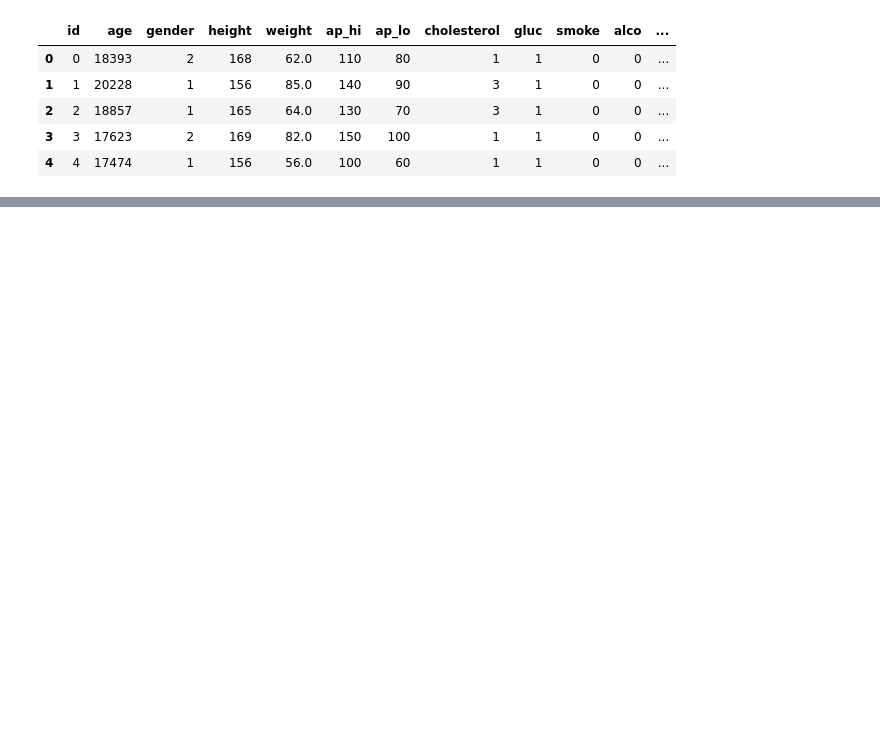
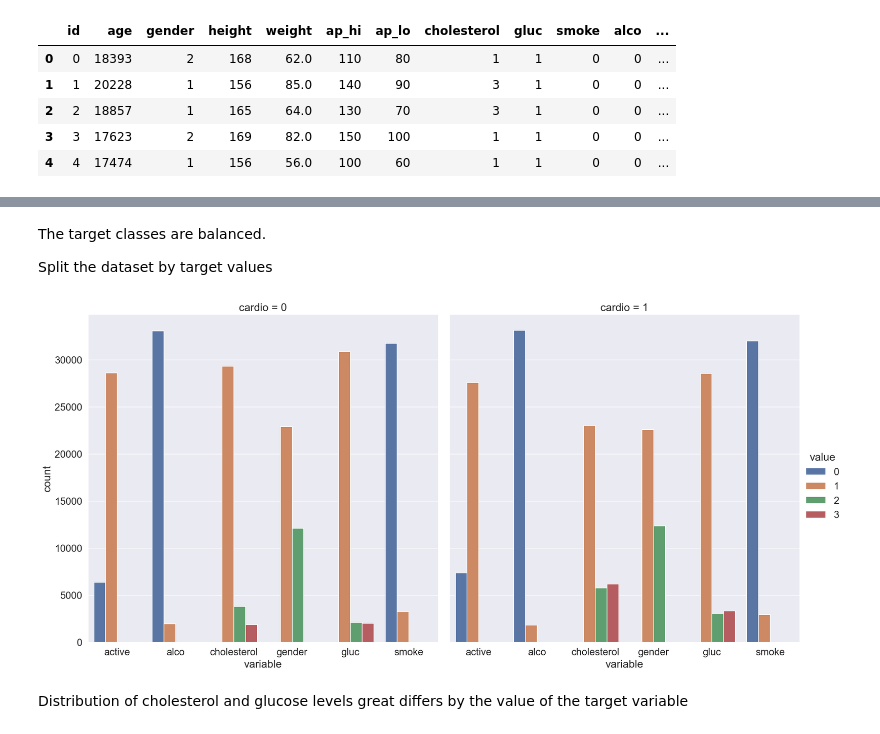
Before and after one commit to Rahul-YYC/data-science-machine-learning, a Jupyter notebook: DS-CardiovascularVisualization/cardiovascular_analysis.ipynb, the cells around one changed output, grey strips where cells are left out. Saved outputs shown, nothing was run; the diff lists cells and outputs as text; code cells hidden in the pictures; blank space fills up the shorter version.

```diff
--- a/DS-CardiovascularVisualization/cardiovascular_analysis.ipynb
+++ b/DS-CardiovascularVisualization/cardiovascular_analysis.ipynb
@@ -44,0 +69,30 @@ df.head()
+# %% [markdown]
+ The target classes are balanced.
+
+ Split the dataset by target values
+# %%
+df_uniques = pd.melt(
+    frame=df,
+    value_vars=["gender", "cholesterol", "gluc", "smoke", "alco", "active"],
+    id_vars=["cardio"],
+)
+df_uniques = (
+    pd.DataFrame(df_uniques.groupby(["variable", "value", "cardio"])["value"].count())
+    .sort_index(level=[0, 1])
+    .rename(columns={"value": "count"})
+    .reset_index()
+)
+
+sns.factorplot(
+    x="variable",
+    y="count",
+    hue="value",
+    col="cardio",
+    data=df_uniques,
+    kind="bar",
+    size=9,
+);
+# %% [output]
+[figure, added]
+# %% [markdown]
+ Distribution of cholesterol and glucose levels great differs by the value of the target variable
```
Also changed, not shown: parts of 4 cells of this notebook.
